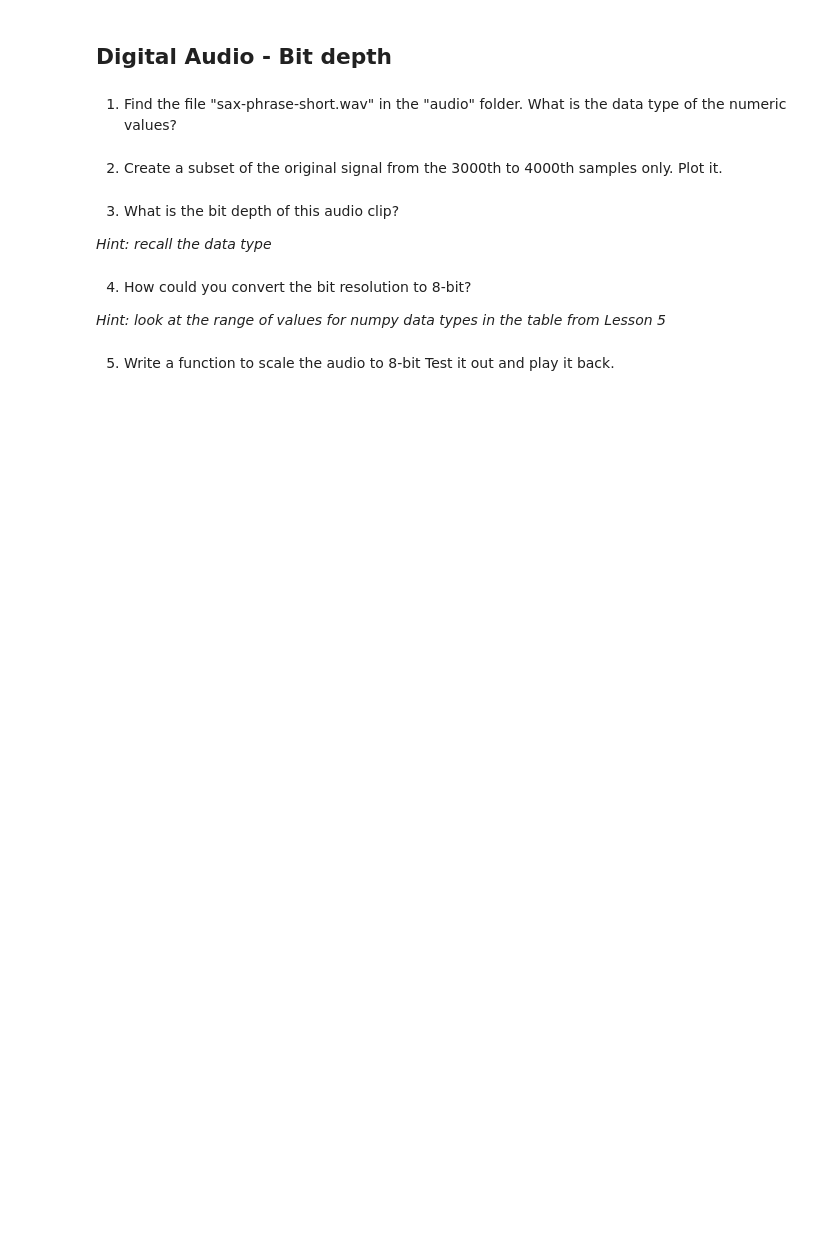
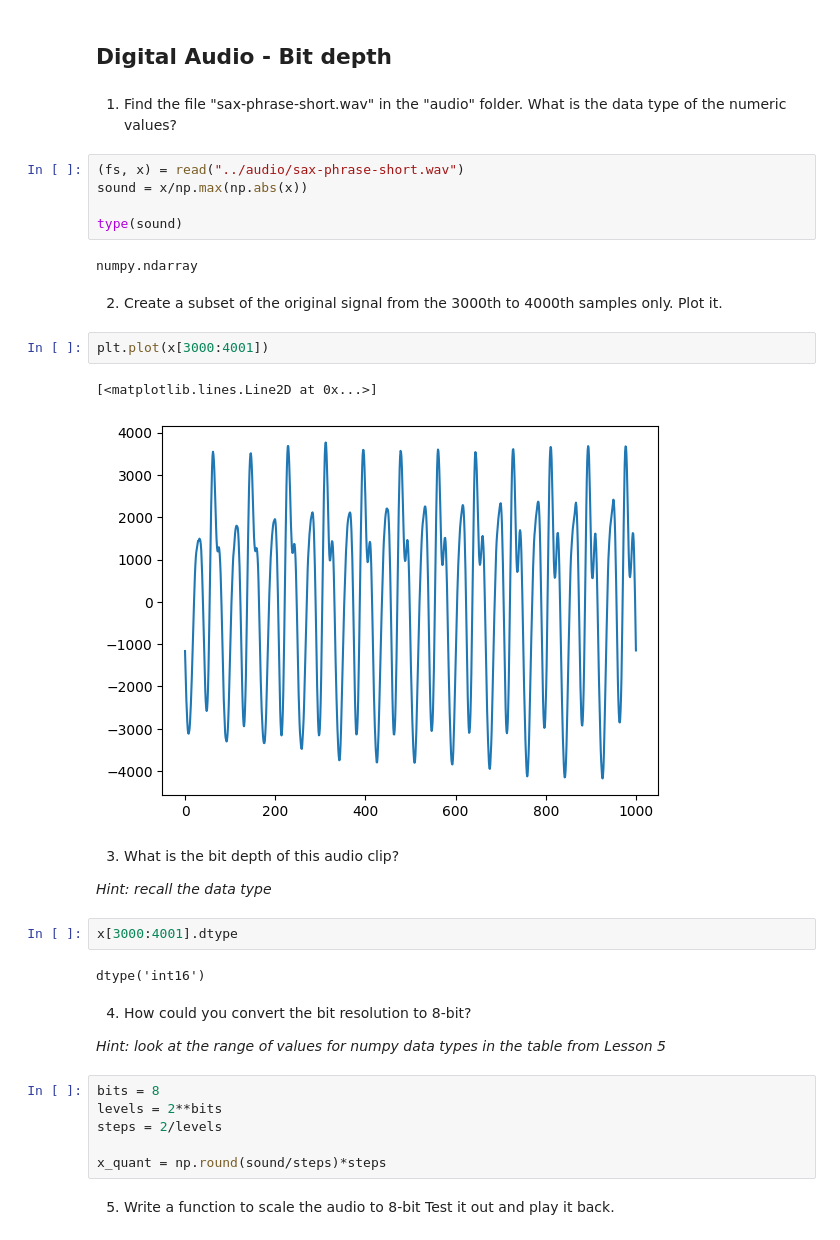
Before and after one commit to lgomez47/AudioTechII, a Jupyter notebook: Activities/Activity2_sinusoidsFunctions.ipynb, the cells around one changed output. Saved outputs shown, nothing was run; the diff lists cells and outputs as text; blank space fills up the shorter version.

```diff
--- a/Activities/Activity2_sinusoidsFunctions.ipynb
+++ b/Activities/Activity2_sinusoidsFunctions.ipynb
@@ -49,15 +111,37 @@ In doing this, try to examine for yourself the relation between the Nyquist freq
 ## Digital Audio - Bit depth
 # %% [markdown]
 1) Find the file "sax-phrase-short.wav" in the "audio" folder. What is the data type of the numeric values?
+# %%
+(fs, x) = read("../audio/sax-phrase-short.wav")
+sound = x/np.max(np.abs(x))
+
+type(sound)
+# %% [output]
+numpy.ndarray
 # %% [markdown]
 2) Create a subset of the original signal from the 3000th to 4000th samples only. Plot it.
+# %%
+plt.plot(x[3000:4001])
+# %% [output]
+[<matplotlib.lines.Line2D at 0x...>]
+[figure, added]
 # %% [markdown]
 3) What is the bit depth of this audio clip?
 
 *Hint: recall the data type*
+# %%
+x[3000:4001].dtype
+# %% [output]
+dtype('int16')
 # %% [markdown]
 4) How could you convert the bit resolution to 8-bit?
 
 *Hint: look at the range of values for numpy data types in the table from Lesson 5*
+# %%
+bits = 8
+levels = 2**bits
+steps = 2/levels
+
+x_quant = np.round(sound/steps)*steps
 # %% [markdown]
 5) Write a function to scale the audio to 8-bit Test it out and play it back.
```
Also changed, not shown: parts of 11 cells of this notebook.
